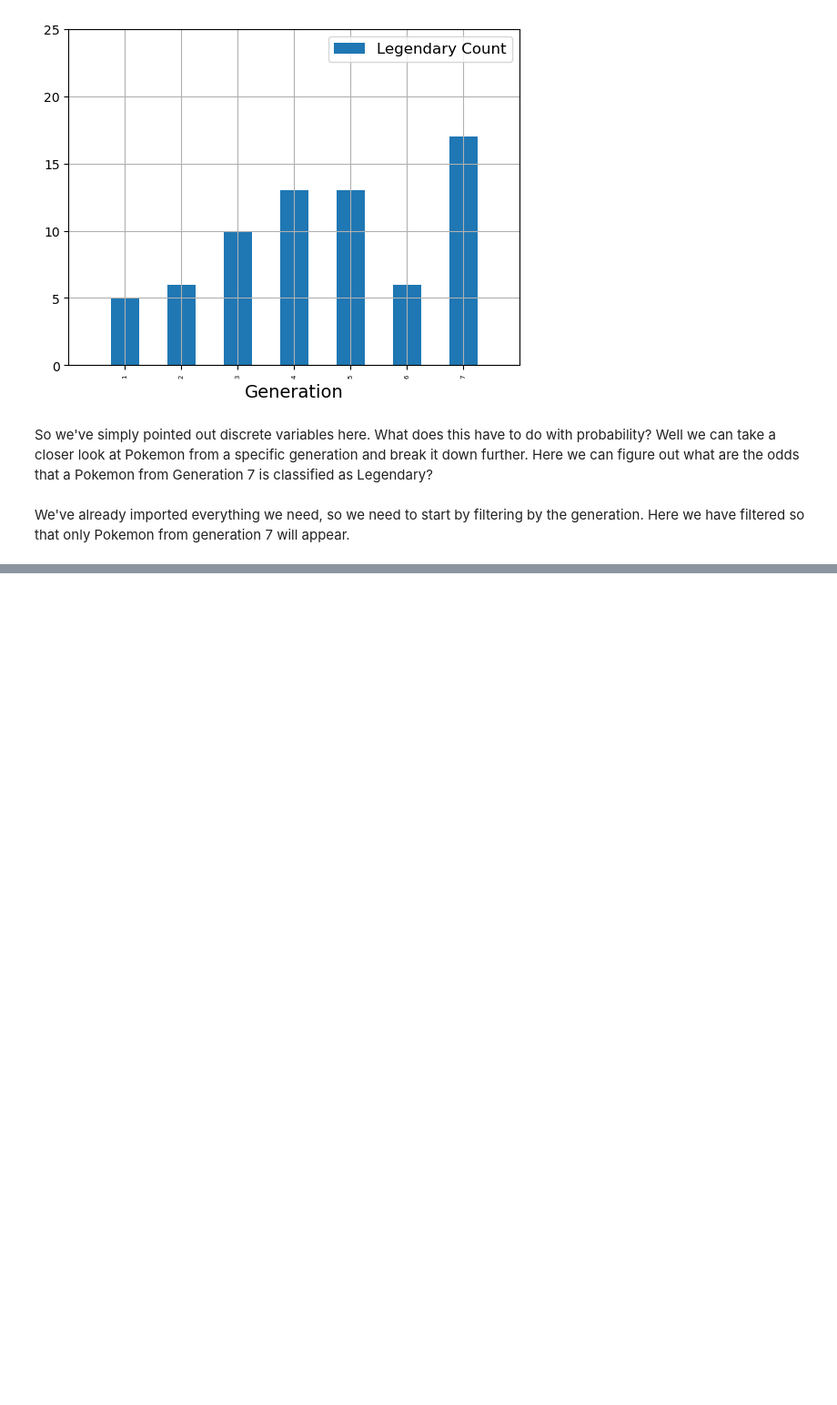
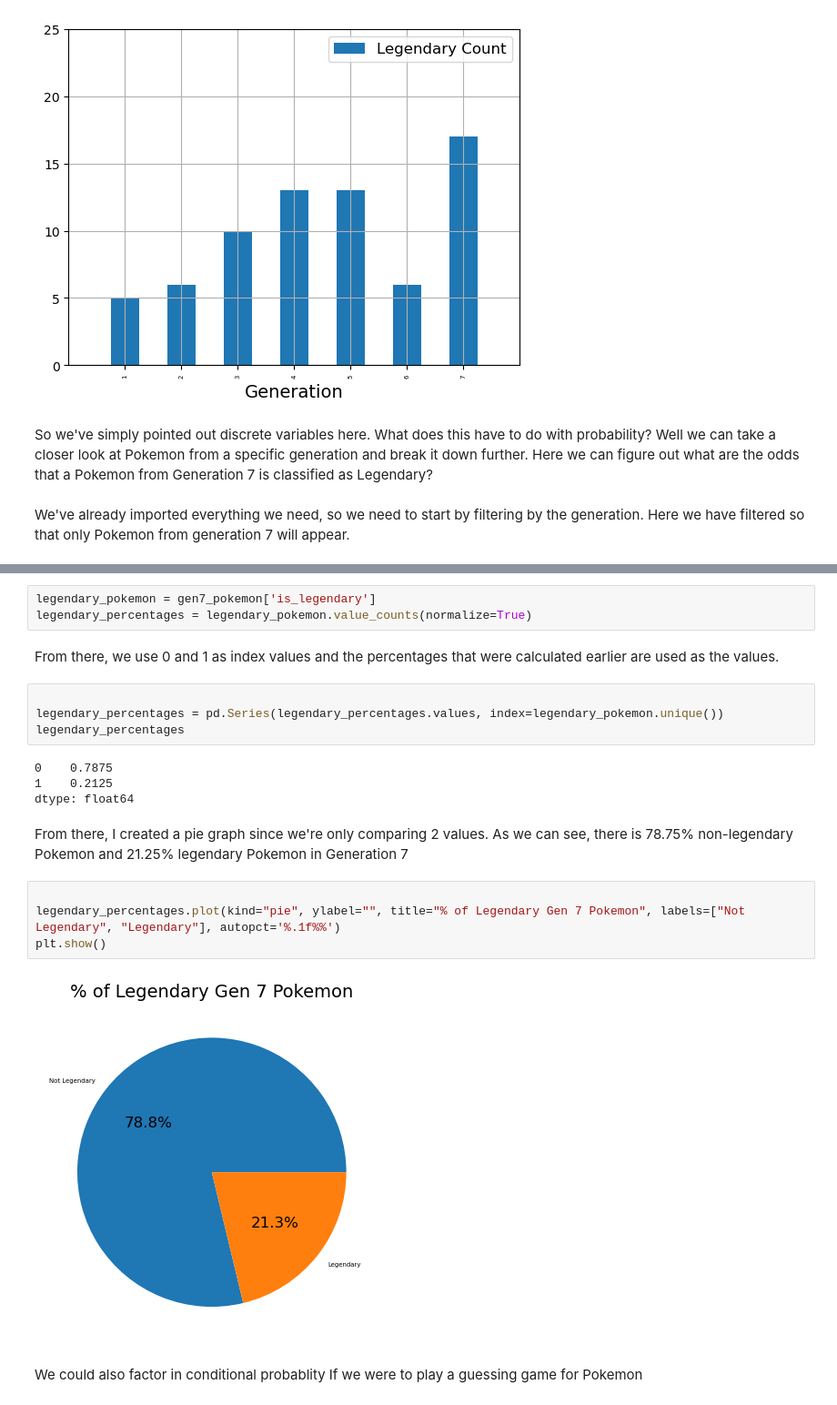
Before and after one commit to aniketadhikari/CS-5805-Blog, a Jupyter notebook: posts/blog 1/post1.ipynb, the cells around one changed output, grey strips where cells are left out. Shown at 91% size. Cells and saved outputs as stored; diff of their text form; blank space fills up the shorter version.

```diff
--- a/posts/blog 1/post1.ipynb
+++ b/posts/blog 1/post1.ipynb
@@ -76,0 +64,23 @@ gen7_pokemon
+# %%
+legendary_pokemon = gen7_pokemon['is_legendary']
+legendary_percentages = legendary_pokemon.value_counts(normalize=True)
+# %% [markdown]
+ From there, we use 0 and 1 as index values and the percentages that were calculated earlier are used as the values.
+# %%
+
+legendary_percentages = pd.Series(legendary_percentages.values, index=legendary_pokemon.unique())
+legendary_percentages
+# %% [output]
+0    0.7875
+1    0.2125
+dtype: float64
+# %% [markdown]
+From there, I created a pie graph since we're only comparing 2 values. As we can see, there is 78.75% non-legendary Pokemon and 21.25% legendary Pokemon in Generation 7
+# %%
+
+legendary_percentages.plot(kind="pie", ylabel="", title="% of Legendary Gen 7 Pokemon", labels=["Not Legendary", "Legendary"], autopct='%.1f%%')
+plt.show()
+# %% [output]
+[figure, added]
+# %% [markdown]
+We could also factor in conditional probablity If we were to play a guessing game for Pokemon
```
Also changed, not shown: parts of 2 cells of this notebook, 5 other files.
